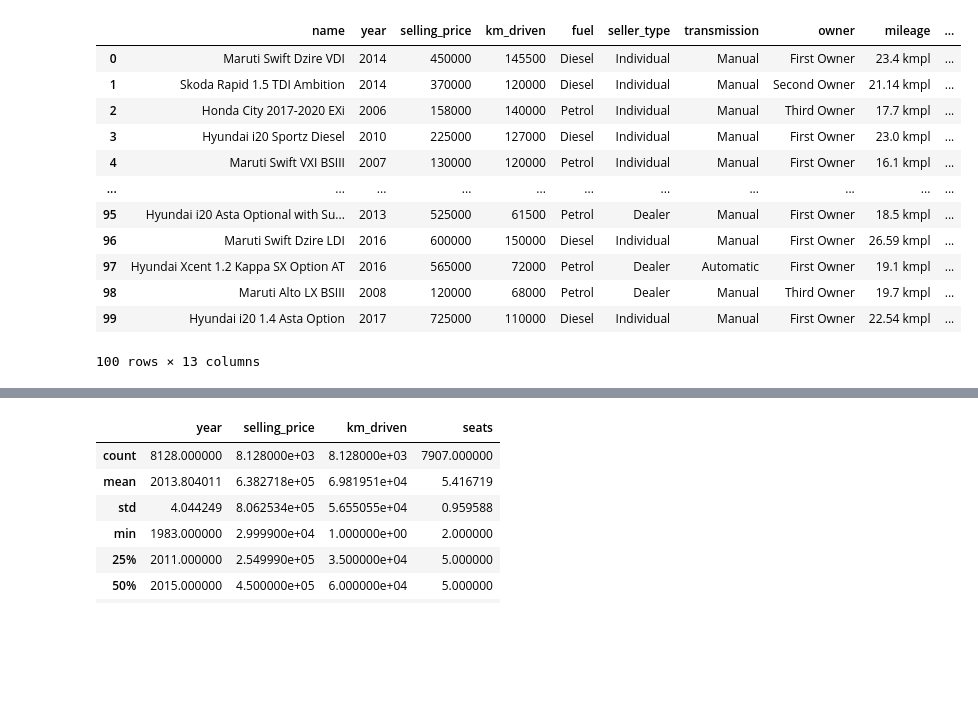
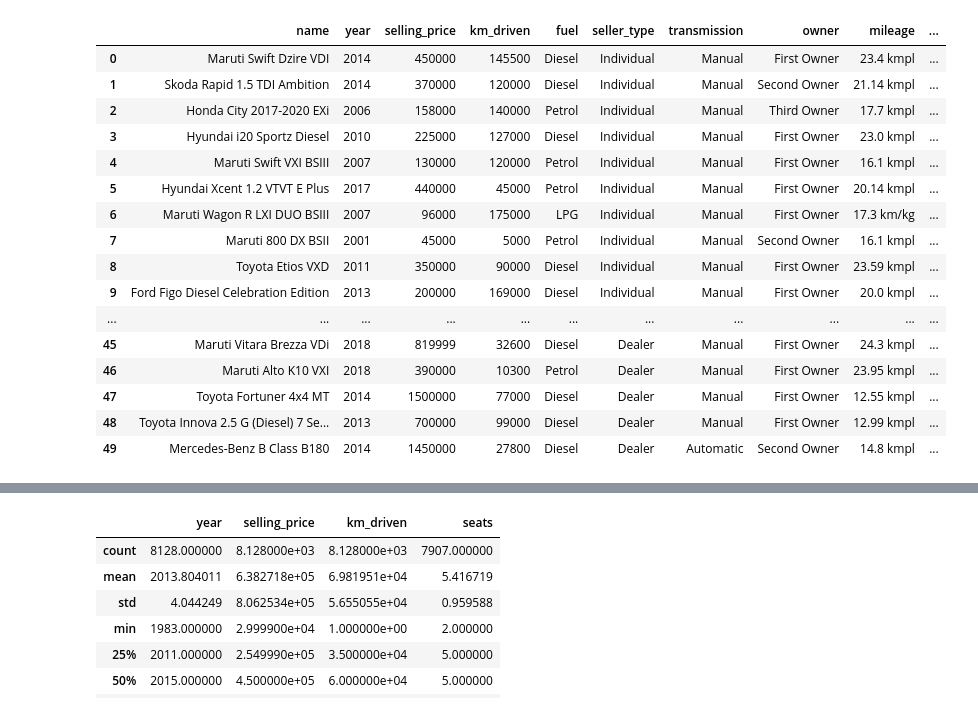
Before and after one commit to FelixRosalesG/ProyectoAlgoritmosSupervisado, a Jupyter notebook: RegresionLinealT3.ipynb, the cells around one changed output, grey strips where cells are left out. Cells and saved outputs as stored; diff of their text form; code cells hidden in the pictures; blank space fills up the shorter version.

```diff
--- a/RegresionLinealT3.ipynb
+++ b/RegresionLinealT3.ipynb
@@ -1,26 +1,30 @@
 # %%
 import pandas as pd
 import numpy as np
 import seaborn as sns
 import matplotlib.pyplot as mplot
 from sklearn import metrics
 from sklearn.model_selection import train_test_split
 from sklearn.linear_model import LinearRegression
 from sklearn.metrics import classification_report, confusion_matrix
 
 conjuntoDatos = pd.read_csv('./DatasetVehicle/Car details v3.csv')
-conjuntoDatos.head(100)
+conjuntoDatos.head(50)
 # %% [output]
 |  | name | year | selling_price | km_driven | fuel | seller_type | transmission | owner | mileage | ... |
 | 0 | Maruti Swift Dzire VDI | 2014 | 450000 | 145500 | Diesel | Individual | Manual | First Owner | 23.4 kmpl | ... |
 | 1 | Skoda Rapid 1.5 TDI Ambition | 2014 | 370000 | 120000 | Diesel | Individual | Manual | Second Owner | 21.14 kmpl | ... |
 | 2 | Honda City 2017-2020 EXi | 2006 | 158000 | 140000 | Petrol | Individual | Manual | Third Owner | 17.7 kmpl | ... |
 | 3 | Hyundai i20 Sportz Diesel | 2010 | 225000 | 127000 | Diesel | Individual | Manual | First Owner | 23.0 kmpl | ... |
 | 4 | Maruti Swift VXI BSIII | 2007 | 130000 | 120000 | Petrol | Individual | Manual | First Owner | 16.1 kmpl | ... |
+| 5 | Hyundai Xcent 1.2 VTVT E Plus | 2017 | 440000 | 45000 | Petrol | Individual | Manual | First Owner | 20.14 kmpl | ... |
+| 6 | Maruti Wagon R LXI DUO BSIII | 2007 | 96000 | 175000 | LPG | Individual | Manual | First Owner | 17.3 km/kg | ... |
+| 7 | Maruti 800 DX BSII | 2001 | 45000 | 5000 | Petrol | Individual | Manual | Second Owner | 16.1 kmpl | ... |
+| 8 | Toyota Etios VXD | 2011 | 350000 | 90000 | Diesel | Individual | Manual | First Owner | 23.59 kmpl | ... |
+| 9 | Ford Figo Diesel Celebration Edition | 2013 | 200000 | 169000 | Diesel | Individual | Manual | First Owner | 20.0 kmpl | ... |
 | ... | ... | ... | ... | ... | ... | ... | ... | ... | ... | ... |
-| 95 | Hyundai i20 Asta Optional with Su... | 2013 | 525000 | 61500 | Petrol | Dealer | Manual | First Owner | 18.5 kmpl | ... |
-| 96 | Maruti Swift Dzire LDI | 2016 | 600000 | 150000 | Diesel | Individual | Manual | First Owner | 26.59 kmpl | ... |
-| 97 | Hyundai Xcent 1.2 Kappa SX Option AT | 2016 | 565000 | 72000 | Petrol | Dealer | Automatic | First Owner | 19.1 kmpl | ... |
-| 98 | Maruti Alto LX BSIII | 2008 | 120000 | 68000 | Petrol | Dealer | Manual | Third Owner | 19.7 kmpl | ... |
-| 99 | Hyundai i20 1.4 Asta Option | 2017 | 725000 | 110000 | Diesel | Individual | Manual | First Owner | 22.54 kmpl | ... |
+| 45 | Maruti Vitara Brezza VDi | 2018 | 819999 | 32600 | Diesel | Dealer | Manual | First Owner | 24.3 kmpl | ... |
+| 46 | Maruti Alto K10 VXI | 2018 | 390000 | 10300 | Petrol | Dealer | Manual | First Owner | 23.95 kmpl | ... |
+| 47 | Toyota Fortuner 4x4 MT | 2014 | 1500000 | 77000 | Diesel | Dealer | Manual | First Owner | 12.55 kmpl | ... |
+| 48 | Toyota Innova 2.5 G (Diesel) 7 Se... | 2013 | 700000 | 99000 | Diesel | Dealer | Manual | First Owner | 12.99 kmpl | ... |
+| 49 | Mercedes-Benz B Class B180 | 2014 | 1450000 | 27800 | Diesel | Dealer | Automatic | Second Owner | 14.8 kmpl | ... |
-100 rows × 13 columns
```
Also changed, not shown: parts of 11 cells of this notebook.
